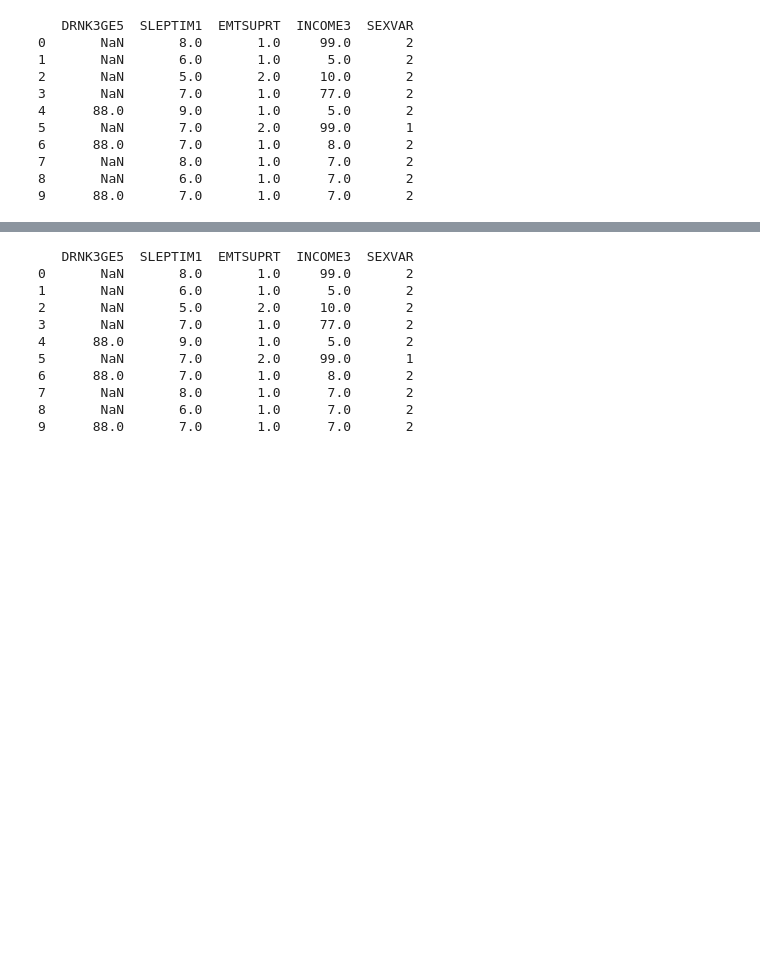
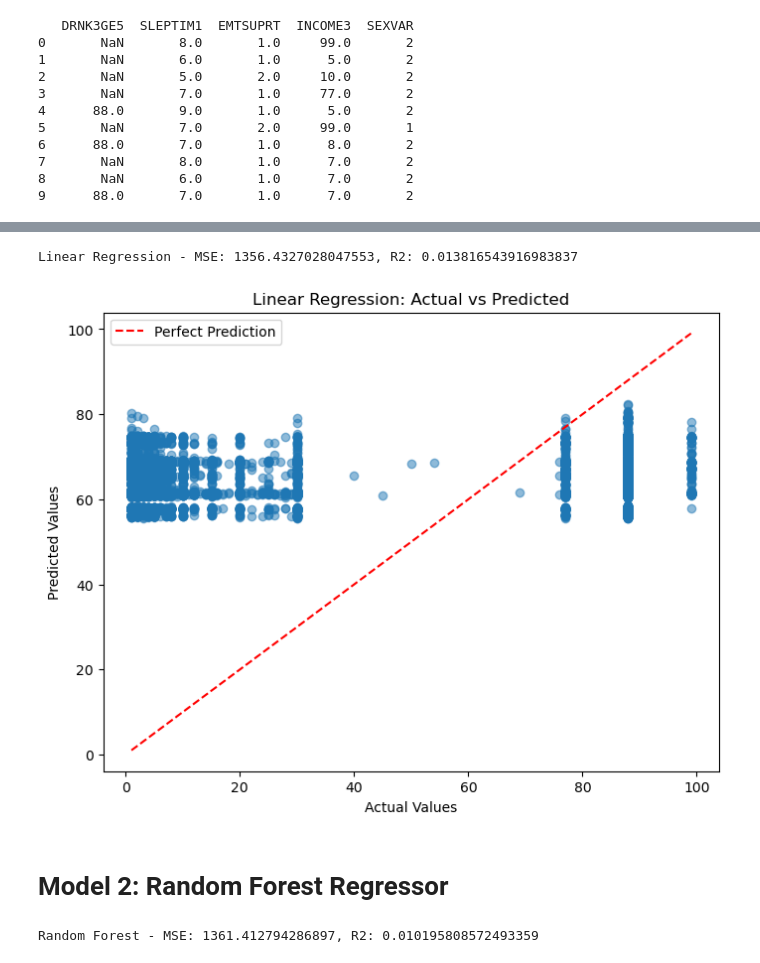
Before and after one commit to katemyer/DataScience, a Jupyter notebook: Capstone 2/Modeling.ipynb, the cells around one changed output, grey strips where cells are left out. Saved outputs shown, nothing was run; the diff lists cells and outputs as text; code cells hidden in the pictures; blank space fills up the shorter version.

Commit message:
completing analysis of models and conclusion

```diff
--- a/Capstone 2/Modeling.ipynb
+++ b/Capstone 2/Modeling.ipynb
@@ -46,14 +103,0 @@ y = df['DRNK3GE5']  # Target variable
-# %%
-print(df.head(10))
-# %% [output]
-   DRNK3GE5  SLEPTIM1  EMTSUPRT  INCOME3  SEXVAR
-0       NaN       8.0       1.0     99.0       2
-1       NaN       6.0       1.0      5.0       2
-2       NaN       5.0       2.0     10.0       2
-3       NaN       7.0       1.0     77.0       2
-4      88.0       9.0       1.0      5.0       2
-5       NaN       7.0       2.0     99.0       1
-6      88.0       7.0       1.0      8.0       2
-7       NaN       8.0       1.0      7.0       2
-8       NaN       6.0       1.0      7.0       2
-9      88.0       7.0       1.0      7.0       2
@@ -71,0 +104,65 @@ print(df.head(10))
+# %%
+# Linear Regression Model
+linear_model = LinearRegression()
+
+# Create a pipeline
+linear_pipeline = Pipeline(steps=[
+    ('preprocessor', preprocessor),
+    ('model', linear_model)
+])
+
+# Train the model
+linear_pipeline.fit(X_train, y_train)
+
+# Make predictions
+y_pred_linear = linear_pipeline.predict(X_test)
+
+# Evaluate the model
+mse_linear = mean_squared_error(y_test, y_pred_linear)
+r2_linear = r2_score(y_test, y_pred_linear)
+
+# Display the results
+print(f"Linear Regression - MSE: {mse_linear}, R2: {r2_linear}")
+# %% [output]
+Linear Regression - MSE: 1356.4327028047553, R2: 0.013816543916983837
+# %%
+# Make predictions with the linear regression model
+y_pred_linear = linear_pipeline.predict(X_test)
+
+# Create a scatter plot for predicted vs actual values
+plt.figure(figsize=(8, 6))
+plt.scatter(y_test, y_pred_linear, alpha=0.5)
+plt.plot([y_test.min(), y_test.max()], [y_test.min(), y_test.max()], '--r', label='Perfect Prediction')
+plt.xlabel('Actual Values')
+plt.ylabel('Predicted Values')
+plt.title('Linear Regression: Actual vs Predicted')
+plt.legend()
+plt.show()
+# %% [output]
+[figure, added]
+# %% [markdown]
+# Model 2: Random Forest Regressor
+# %%
+# Random Forest Model
+random_forest_model = RandomForestRegressor(n_estimators=100, random_state=42)
+
+# Create a pipeline
+rf_pipeline = Pipeline(steps=[
+    ('preprocessor', preprocessor),
+    ('model', random_forest_model)
+])
+
+# Train the model
+rf_pipeline.fit(X_train, y_train)
+
+# Make predictions
+y_pred_rf = rf_pipeline.predict(X_test)
+
+# Evaluate the model
+mse_rf = mean_squared_error(y_test, y_pred_rf)
+r2_rf = r2_score(y_test, y_pred_rf)
+
+# Display the results
+print(f"Random Forest - MSE: {mse_rf}, R2: {r2_rf}")
+# %% [output]
+Random Forest - MSE: 1361.412794286897, R2: 0.010195808572493359
```
Also changed, not shown: parts of 15 cells of this notebook.
